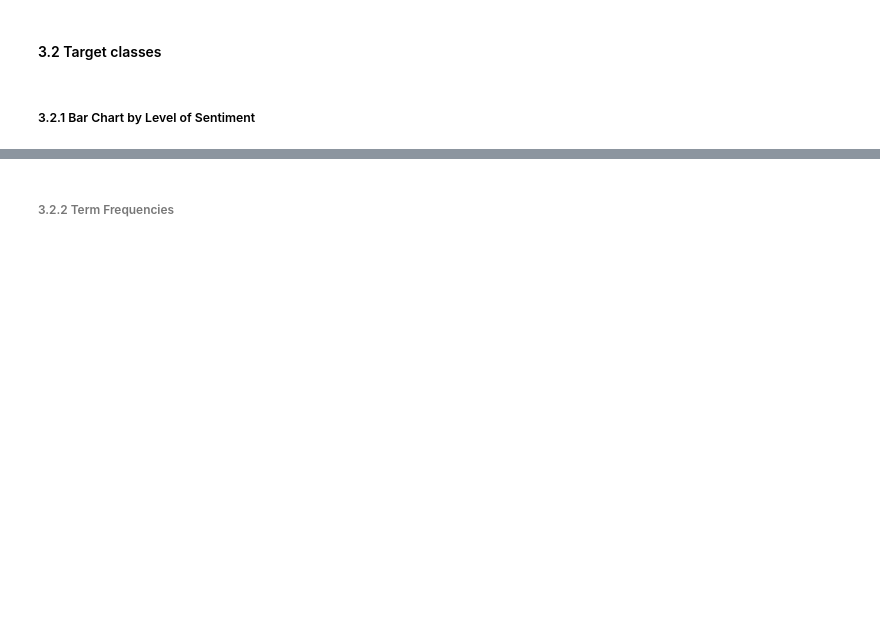
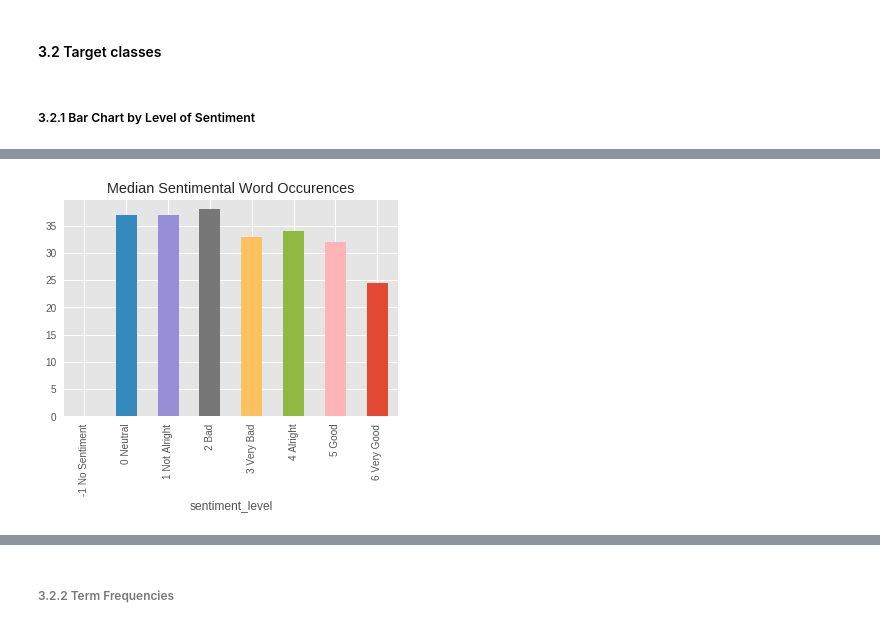
Before and after one commit to avirajs/ML_Proj1, a Jupyter notebook: Project1.ipynb, the cells around one changed output, grey strips where cells are left out. Drawn from its saved outputs; the diff is of its cells as text; code cells hidden in the pictures; blank space fills up the shorter version.

```diff
--- a/Project1.ipynb
+++ b/Project1.ipynb
@@ -424,0 +427,7 @@ There were 320 reviews sentimental words rated 6 Very Good
+# %%
+sentiment_occurences = df_grouped_sentiments.sentiment_occurences.median()
+ax = sentiment_occurences.plot(kind='bar')
+plt.title('Median Sentimental Word Occurences')
+plt.show()
+# %% [output]
+[figure, added]
```
Also changed, not shown: parts of 19 cells of this notebook.
